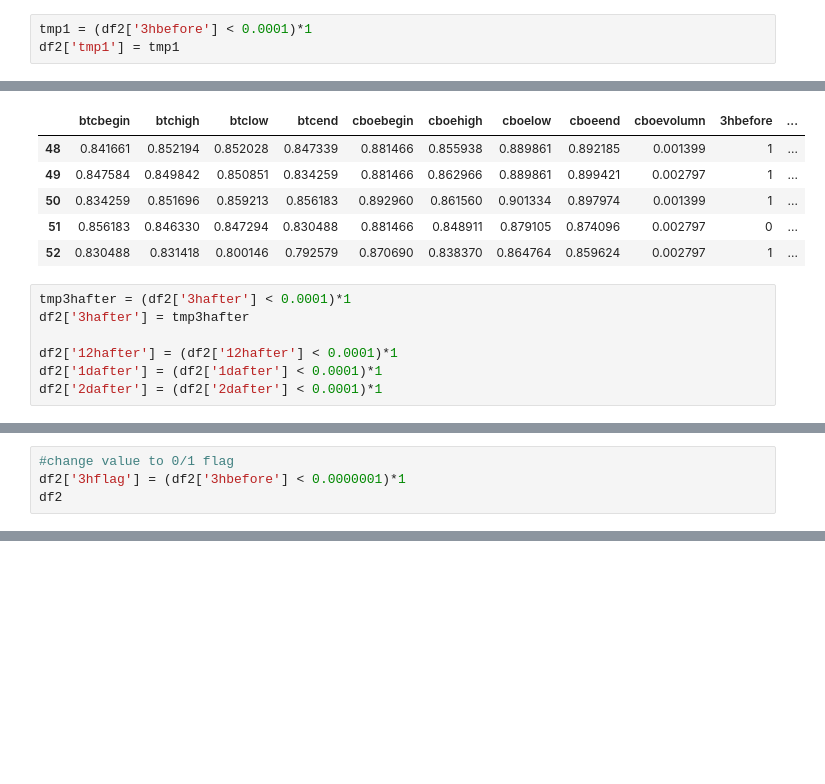
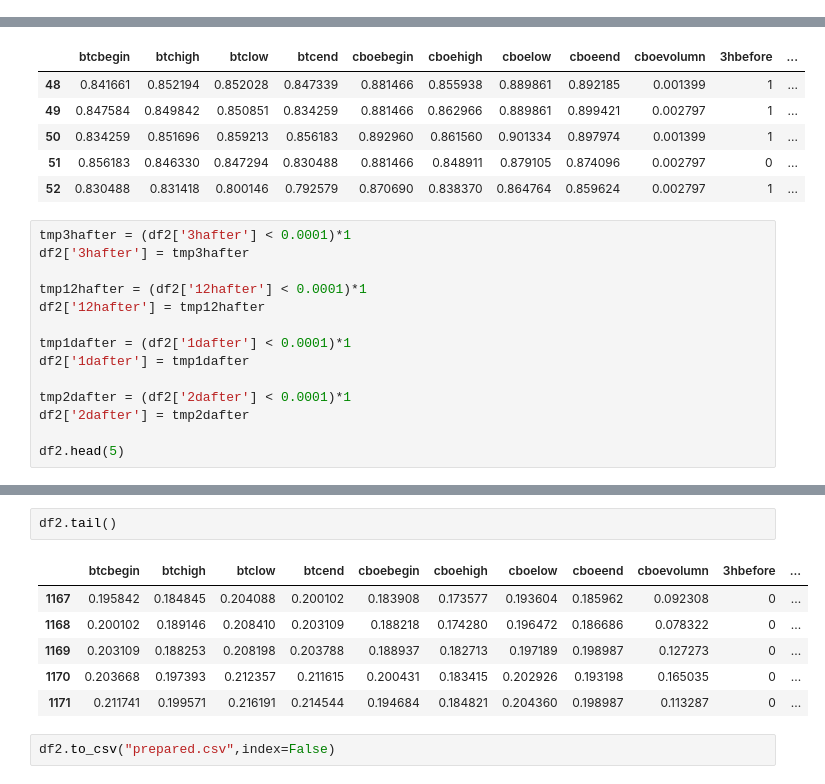
Before and after one commit to wanghaidong1972/predicttest, a Jupyter notebook: featurecsv2.ipynb, the cells around one changed output, grey strips where cells are left out. Cells and saved outputs as stored; diff of their text form; blank space fills up the shorter version.

```diff
--- a/featurecsv2.ipynb
+++ b/featurecsv2.ipynb
@@ -104,6 +116,3 @@ df2.tail(5)
 | 1169 | 0.203109 | 0.188253 | 0.208198 | 0.203788 | 0.188937 | 0.182713 | 0.197189 | 0.198987 | 0.127273 | 0.012805 | ... |
 | 1170 | 0.203668 | 0.197393 | 0.212357 | 0.211615 | 0.200431 | 0.183415 | 0.202926 | 0.193198 | 0.165035 | 0.007826 | ... |
 | 1171 | 0.211741 | 0.199571 | 0.216191 | 0.214544 | 0.194684 | 0.184821 | 0.204360 | 0.198987 | 0.113287 | 0.011639 | ... |
-# %%
-tmp1 = (df2['3hbefore'] < 0.0001)*1
-df2['tmp1'] = tmp1
@@ -142,6 +142,13 @@ df2.head(5)
 tmp3hafter = (df2['3hafter'] < 0.0001)*1
 df2['3hafter'] = tmp3hafter
 
-df2['12hafter'] = (df2['12hafter'] < 0.0001)*1
-df2['1dafter'] = (df2['1dafter'] < 0.0001)*1
-df2['2dafter'] = (df2['2dafter'] < 0.0001)*1
+tmp12hafter = (df2['12hafter'] < 0.0001)*1
+df2['12hafter'] = tmp12hafter
+
+tmp1dafter = (df2['1dafter'] < 0.0001)*1
+df2['1dafter'] = tmp1dafter
+
+tmp2dafter = (df2['2dafter'] < 0.0001)*1
+df2['2dafter'] = tmp2dafter
+
+df2.head(5)
@@ -161,4 +161,0 @@ df2['2dafter'] = (df2['2dafter'] < 0.0001)*1
-# %%
-#change value to 0/1 flag
-df2['3hflag'] = (df2['3hbefore'] < 0.0000001)*1
-df2
@@ -183,0 +162,11 @@ df2
+# %%
+df2.tail()
+# %% [output]
+|  | btcbegin | btchigh | btclow | btcend | cboebegin | cboehigh | cboelow | cboeend | cboevolumn | 3hbefore | ... |
+| 1167 | 0.195842 | 0.184845 | 0.204088 | 0.200102 | 0.183908 | 0.173577 | 0.193604 | 0.185962 | 0.092308 | 0 | ... |
+| 1168 | 0.200102 | 0.189146 | 0.208410 | 0.203109 | 0.188218 | 0.174280 | 0.196472 | 0.186686 | 0.078322 | 0 | ... |
+| 1169 | 0.203109 | 0.188253 | 0.208198 | 0.203788 | 0.188937 | 0.182713 | 0.197189 | 0.198987 | 0.127273 | 0 | ... |
+| 1170 | 0.203668 | 0.197393 | 0.212357 | 0.211615 | 0.200431 | 0.183415 | 0.202926 | 0.193198 | 0.165035 | 0 | ... |
+| 1171 | 0.211741 | 0.199571 | 0.216191 | 0.214544 | 0.194684 | 0.184821 | 0.204360 | 0.198987 | 0.113287 | 0 | ... |
+# %%
+df2.to_csv("prepared.csv",index=False)
```
Also changed, not shown: parts of 5 cells of this notebook, 2 other files.
